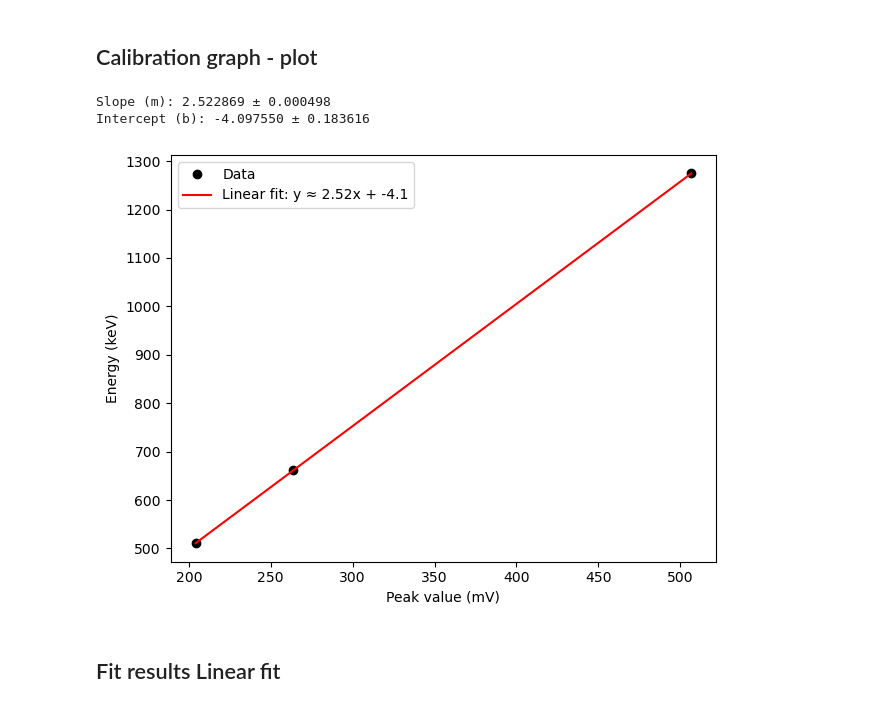
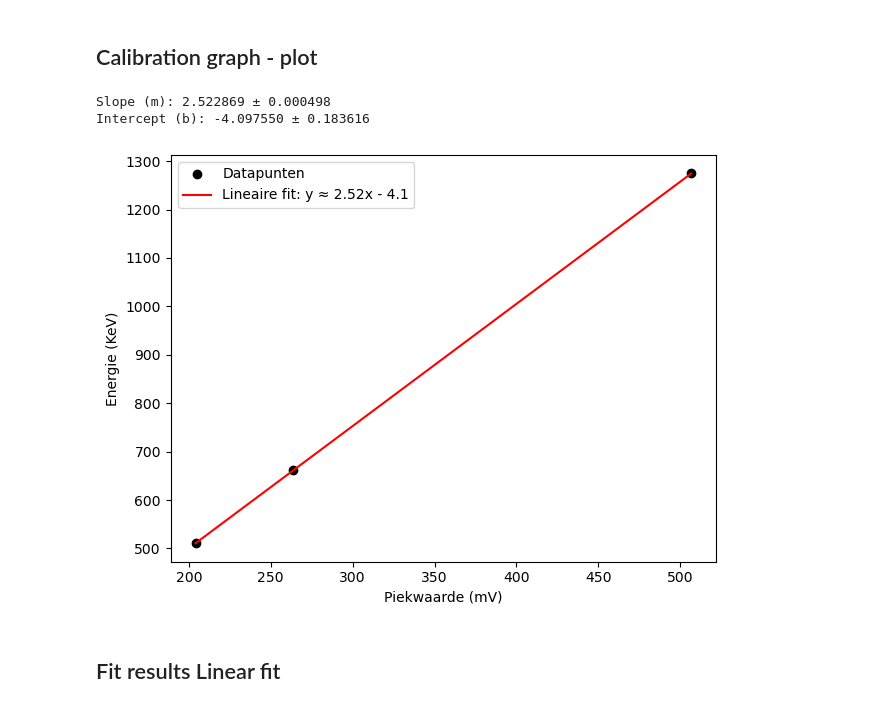
Before and after one commit to SannevWestrenen/NSP2-Particle-Physics---Charley-Sanne, a Jupyter notebook: calibration/Particle Physics - Charley & Sanne.ipynb, the cells around one changed output. Cells and saved outputs as stored; diff of their text form; code cells hidden in the pictures.

```diff
--- a/calibration/Particle Physics - Charley & Sanne.ipynb
+++ b/calibration/Particle Physics - Charley & Sanne.ipynb
@@ -274,31 +274,31 @@ Errors: [np.float64(0.26247943834914533), np.float64(0.06206928173617973), np.fl
 # %%
 # Use slope and intercept from lmfit result
 slope = fit_result.params['slope'].value
 intercept = fit_result.params['intercept'].value
 slope_err = fit_result.params['slope'].stderr
 intercept_err = fit_result.params['intercept'].stderr
 
 print(f"Slope (m): {slope:.6f} ± {slope_err:.6f}")
 print(f"Intercept (b): {intercept:.6f} ± {intercept_err:.6f}")
 
 # Generate fit line using lmfit slope/intercept
 x_fit = np.linspace(min(centers), max(centers), 500)
 y_fit = slope * x_fit + intercept
 
 #  Plot
 plt.figure()
-plt.plot(centers, peak_values, 'ko', label='Data')
-plt.plot(x_fit, y_fit, 'r-', label='Linear fit: y ≈ 2.52x + -4.1')
-plt.xlabel("Peak value (mV)")
-plt.ylabel("Energy (keV)")
+plt.plot(centers, peak_values, 'ko', label='Datapunten')
+plt.plot(x_fit, y_fit, 'r-', label='Lineaire fit: y ≈ 2.52x - 4.1')
+plt.xlabel("Piekwaarde (mV)")
+plt.ylabel("Energie (KeV)")
 plt.legend()
 plt.tight_layout()
 plt.savefig("Calibration_graph.png")
 plt.show()
 # %% [output]
 Slope (m): 2.522869 ± 0.000498
 Intercept (b): -4.097550 ± 0.183616
-[figure, old version]
+[figure, new version]
 # %% [markdown]
 ## Fit results Linear fit
 # %%
```
Also changed, not shown: parts of 1 cell of this notebook, 7 other files.
